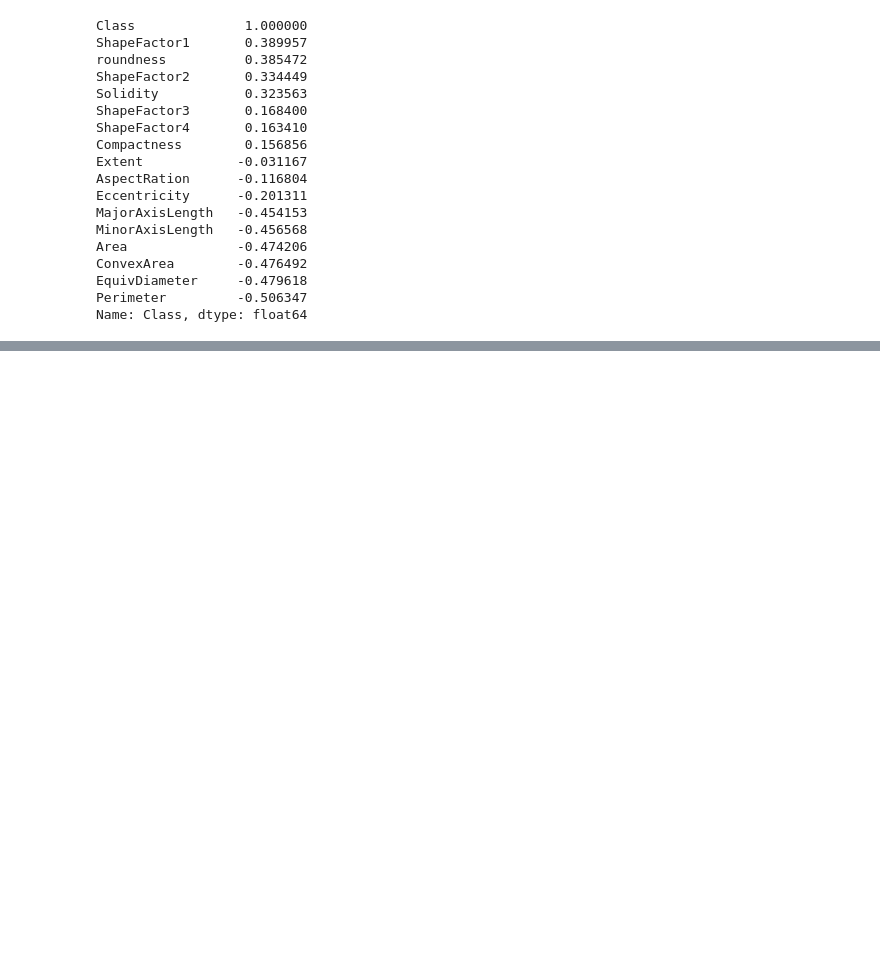
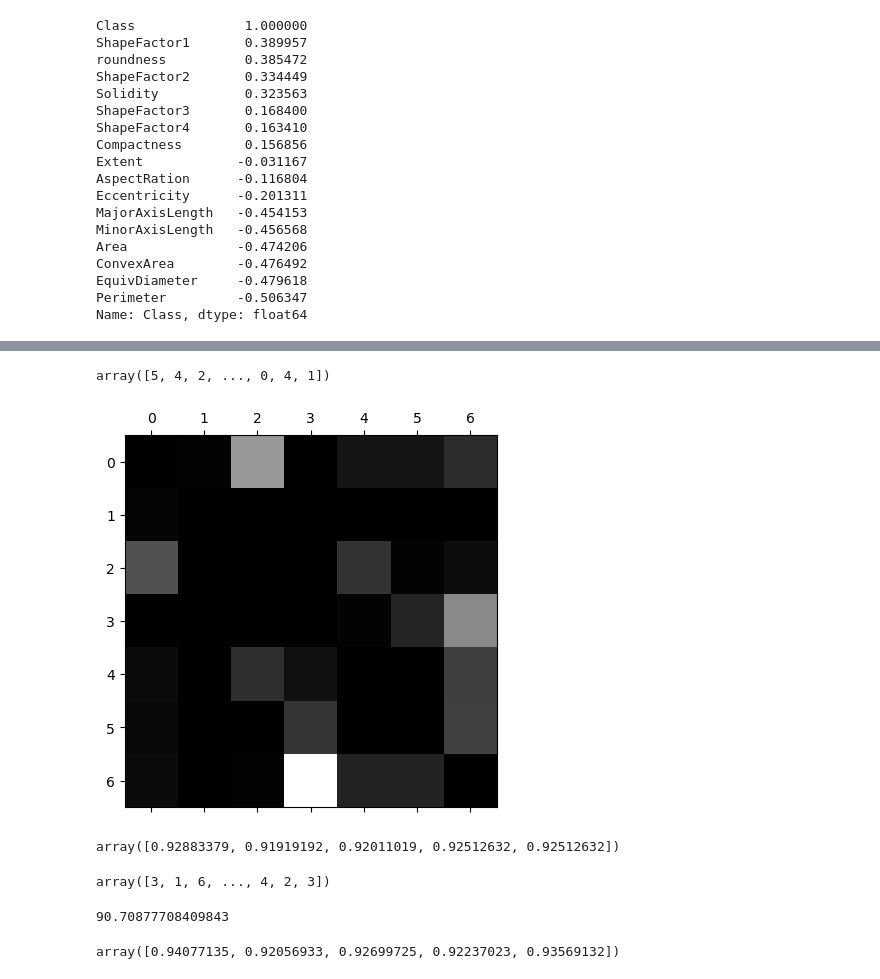
Before and after one commit to ronanhacker/killer-beans, a Jupyter notebook: DryBeanClassifier.ipynb, the cells around one changed output, grey strips where cells are left out. Saved outputs shown, nothing was run; the diff lists cells and outputs as text; code cells hidden in the pictures; blank space fills up the shorter version.

Commit message:
Added GBM and did error visualization

```diff
--- a/DryBeanClassifier.ipynb
+++ b/DryBeanClassifier.ipynb
@@ -108,0 +118,37 @@ beans_scaled_df.describe()
+# %%
+labels_arr = labels.to_numpy().ravel()
+features_arr = features.to_numpy()
+
+forest_clf = RandomForestClassifier()
+probas_forest = cross_val_predict(forest_clf, features_arr, labels_arr, cv=3)
+probas_forest
+# %% [output]
+array([5, 4, 2, ..., 0, 4, 1])
+# %%
+conf_mx = confusion_matrix(labels_arr, probas_forest)
+# %%
+row_sums = conf_mx.sum(axis=1, keepdims=True)
+norm_conf_mx = conf_mx / row_sums
+np.fill_diagonal(norm_conf_mx, 0)
+plt.matshow(norm_conf_mx, cmap=plt.cm.gray)
+plt.show()
+# %% [output]
+[figure, added]
+# %%
+forest_clf.fit(features_arr, labels_arr)
+cross_val_score(forest_clf, features_arr, labels_arr)
+# %% [output]
+array([0.92883379, 0.91919192, 0.92011019, 0.92512632, 0.92512632])
+# %%
+test_set = strat_test_set.drop('Class', axis=1)
+test_set_scaled = min_max.fit_transform(test_set)
+prediction = forest_clf.predict(test_set_scaled)
+prediction
+# %% [output]
+array([3, 1, 6, ..., 4, 2, 3])
+# %%
+correct_labels = le.fit_transform(strat_test_set['Class'])
+accuracy = np.mean(prediction == correct_labels) * 100
+accuracy
+# %% [output]
+90.70877708409843
@@ -108,0 +157,4 @@ beans_scaled_df.describe()
+# %%
+cross_val_score(GBM_clf, features_arr, labels_arr)
+# %% [output]
+array([0.94077135, 0.92056933, 0.92699725, 0.92237023, 0.93569132])
```
Also changed, not shown: parts of 6 cells of this notebook.
